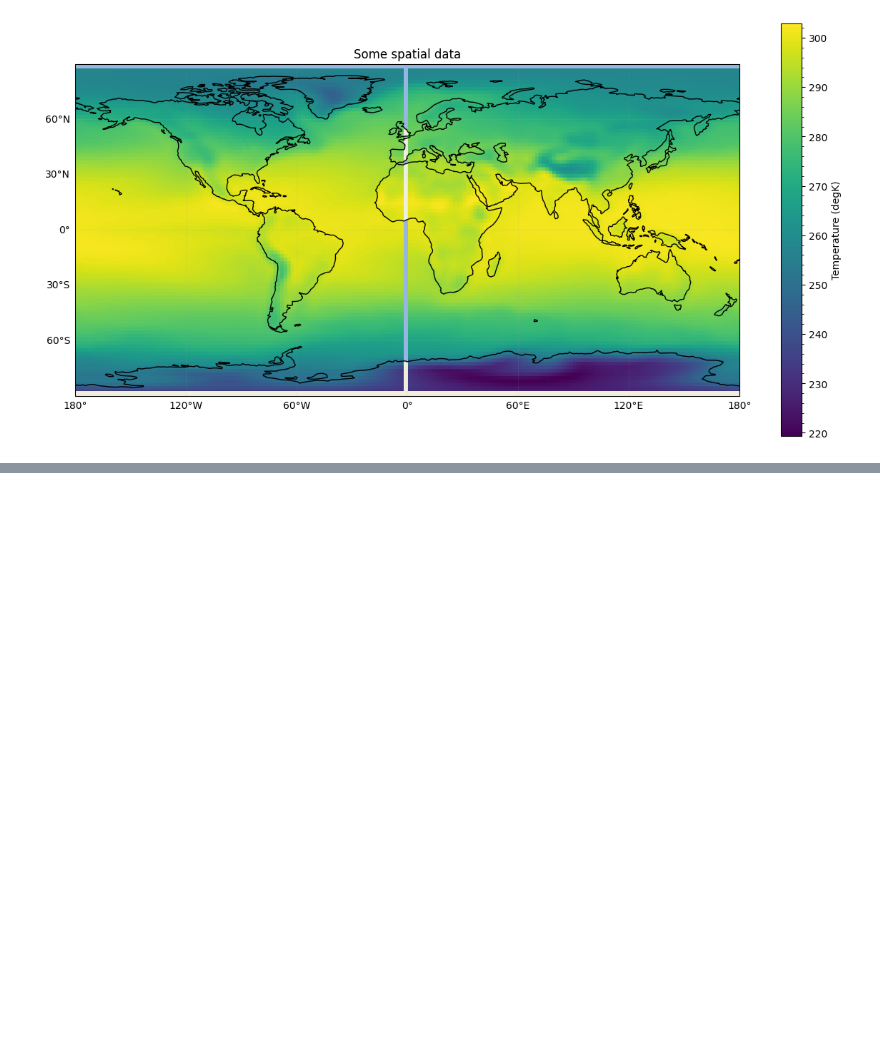
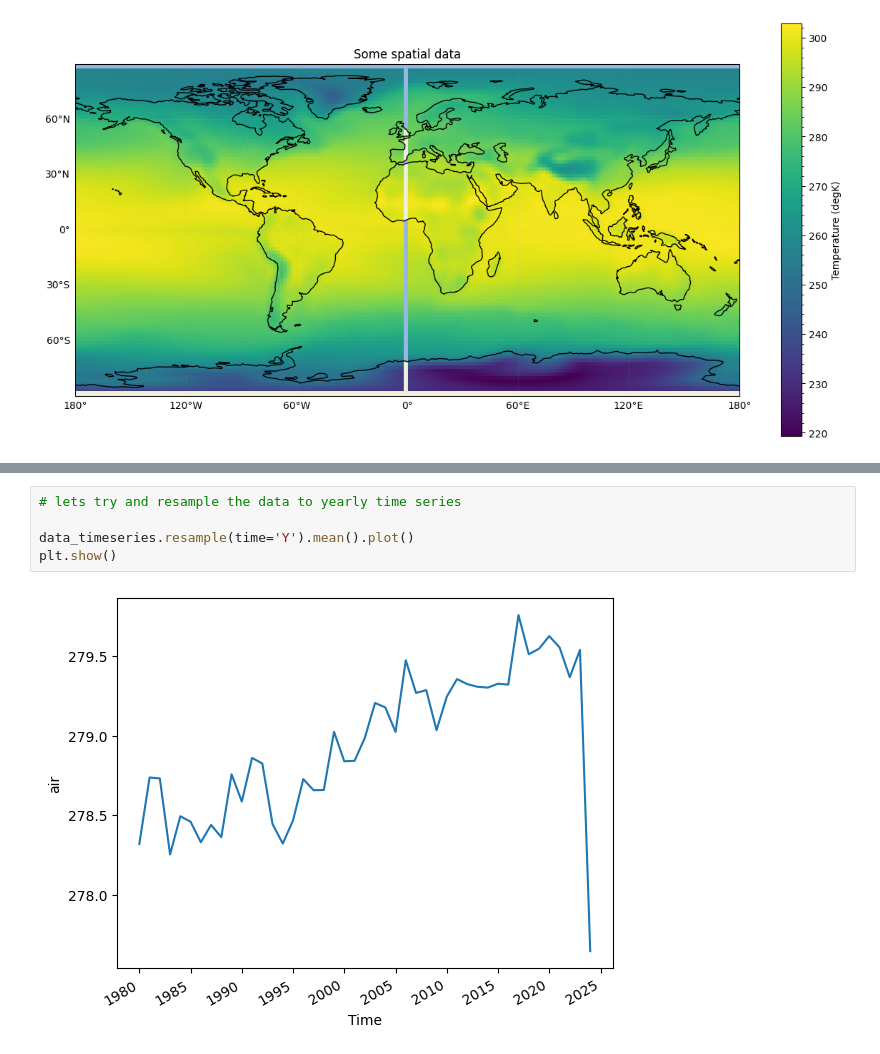
Before and after one commit to shiv3679/python-workshop-ees405, a Jupyter notebook: python_workshop.ipynb, the cells around one changed output, grey strips where cells are left out. Saved outputs shown, nothing was run; the diff lists cells and outputs as text; blank space fills up the shorter version.

```diff
--- a/python_workshop.ipynb
+++ b/python_workshop.ipynb
@@ -137,0 +188,7 @@ plt.show()
+# %%
+# lets try and resample the data to yearly time series
+
+data_timeseries.resample(time='Y').mean().plot()
+plt.show()
+# %% [output]
+[figure, added]
```
Also changed, not shown: parts of 4 cells of this notebook.
